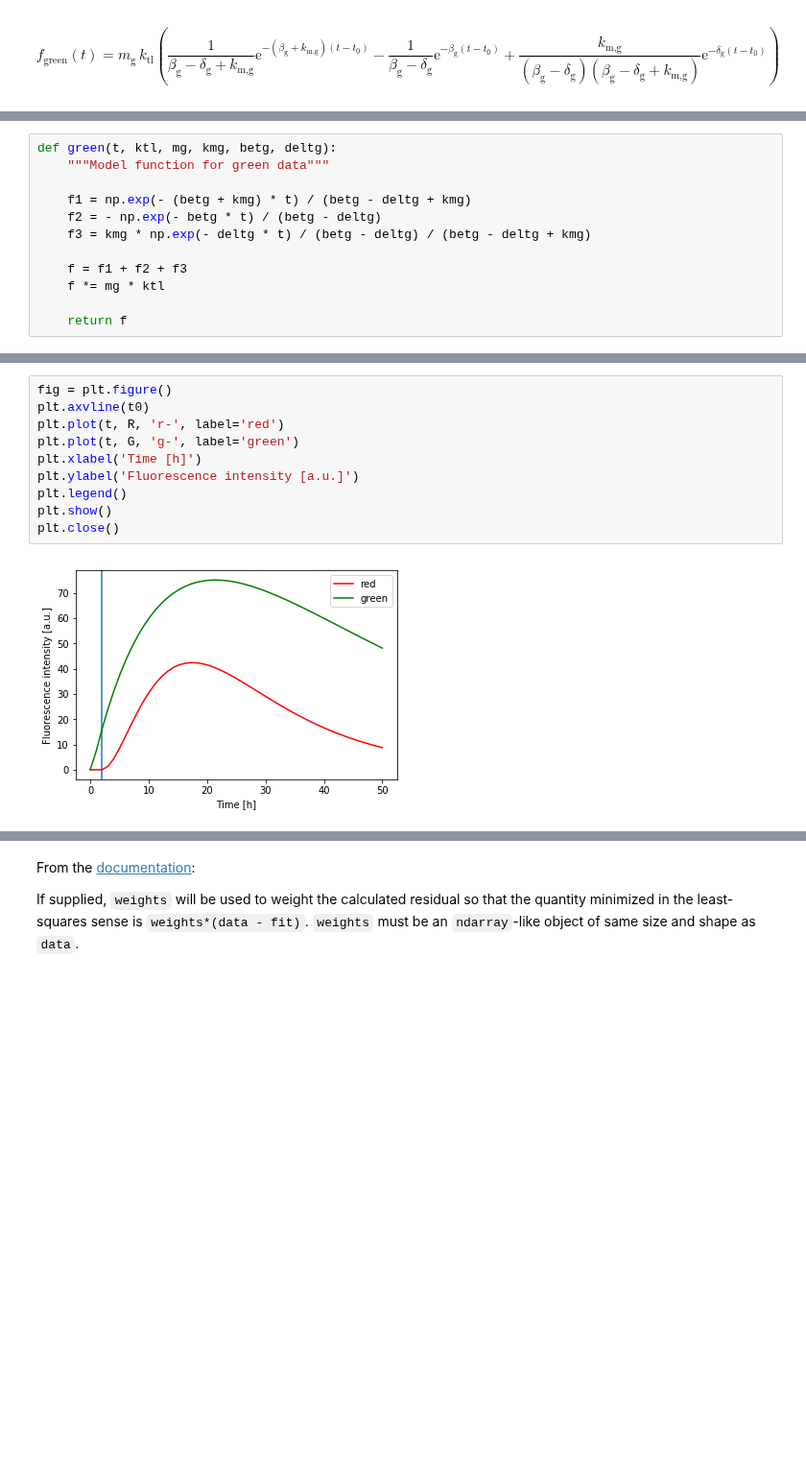
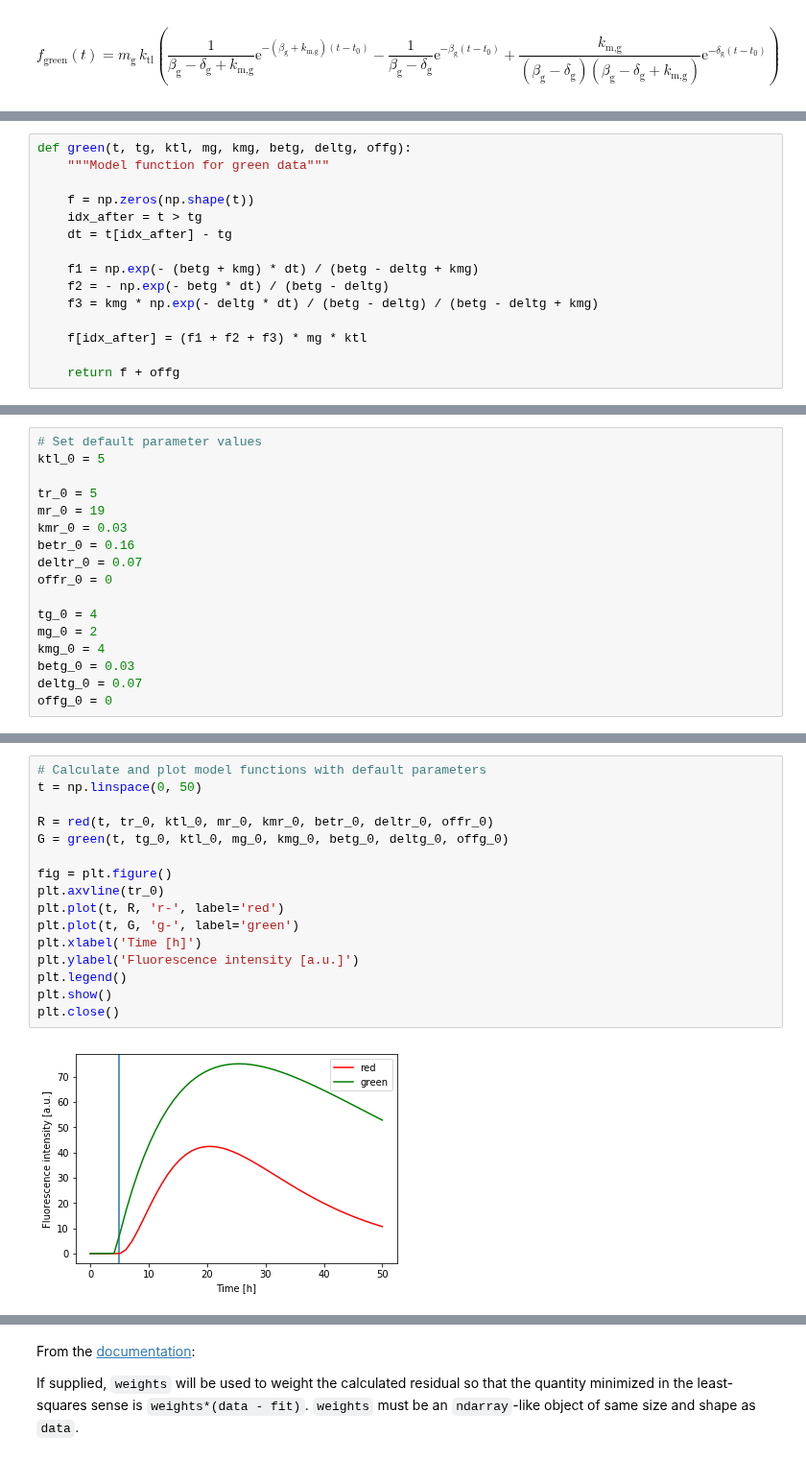
Before and after one commit to SoftmatterLMU-RaedlerGroup/silencing_siRNA, a Jupyter notebook: siRNA knockdown.ipynb, the cells around one changed output, grey strips where cells are left out. Shown at 96% size. Saved outputs shown, nothing was run; the diff lists cells and outputs as text; blank space fills up the shorter version.

```diff
--- a/siRNA knockdown.ipynb
+++ b/siRNA knockdown.ipynb
@@ -47,12 +48,15 @@ def red(t, t0, ktl, mr, kmr, betr, deltr):
 # %%
-def green(t, ktl, mg, kmg, betg, deltg):
+def green(t, tg, ktl, mg, kmg, betg, deltg, offg):
     """Model function for green data"""
 
-    f1 = np.exp(- (betg + kmg) * t) / (betg - deltg + kmg)
-    f2 = - np.exp(- betg * t) / (betg - deltg)
-    f3 = kmg * np.exp(- deltg * t) / (betg - deltg) / (betg - deltg + kmg)
+    f = np.zeros(np.shape(t))
+    idx_after = t > tg
+    dt = t[idx_after] - tg
 
-    f = f1 + f2 + f3
-    f *= mg * ktl
+    f1 = np.exp(- (betg + kmg) * dt) / (betg - deltg + kmg)
+    f2 = - np.exp(- betg * dt) / (betg - deltg)
+    f3 = kmg * np.exp(- deltg * dt) / (betg - deltg) / (betg - deltg + kmg)
 
-    return f
+    f[idx_after] = (f1 + f2 + f3) * mg * ktl
+
+    return f + offg
@@ -77,0 +63,17 @@ R0 = red(np.asarray(t0), t0, ktl, mr, kmr, betr, deltr)
+# %%
+# Set default parameter values
+ktl_0 = 5
+
+tr_0 = 5
+mr_0 = 19
+kmr_0 = 0.03
+betr_0 = 0.16
+deltr_0 = 0.07
+offr_0 = 0
+
+tg_0 = 4
+mg_0 = 2
+kmg_0 = 4
+betg_0 = 0.03
+deltg_0 = 0.07
+offg_0 = 0
@@ -78,12 +99,18 @@ R0 = red(np.asarray(t0), t0, ktl, mr, kmr, betr, deltr)
 # %%
+# Calculate and plot model functions with default parameters
+t = np.linspace(0, 50)
+
+R = red(t, tr_0, ktl_0, mr_0, kmr_0, betr_0, deltr_0, offr_0)
+G = green(t, tg_0, ktl_0, mg_0, kmg_0, betg_0, deltg_0, offg_0)
+
 fig = plt.figure()
-plt.axvline(t0)
+plt.axvline(tr_0)
 plt.plot(t, R, 'r-', label='red')
 plt.plot(t, G, 'g-', label='green')
 plt.xlabel('Time [h]')
 plt.ylabel('Fluorescence intensity [a.u.]')
 plt.legend()
 plt.show()
 plt.close()
 # %% [output]
-[figure, old version]
+[figure, new version]
```
Also changed, not shown: parts of 11 cells of this notebook, 4 other files.
